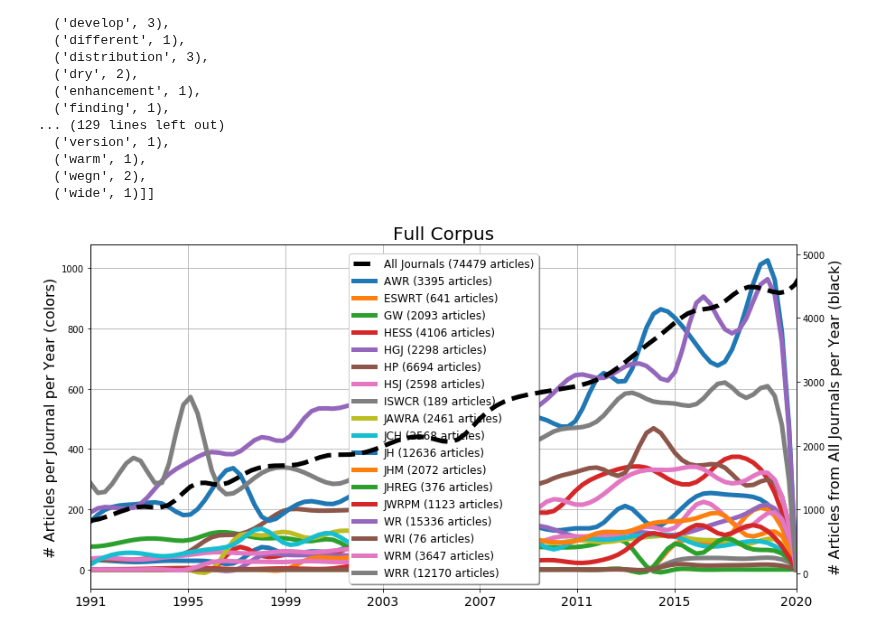
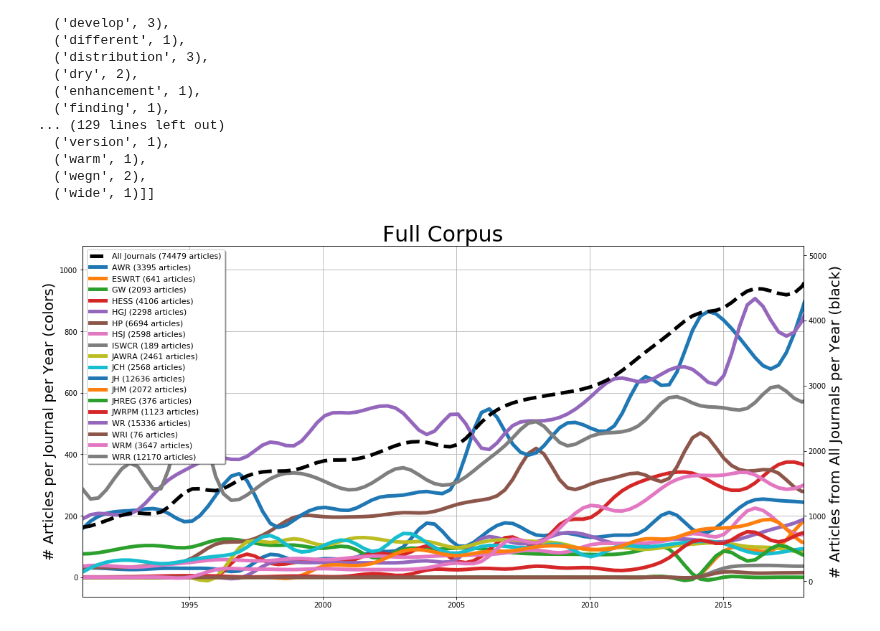
Before and after one commit to mashrekur/topic_modeling_hydrology, a Jupyter notebook: 0_data_preprocessing_broad.ipynb, the cells around one changed output. Drawn from its saved outputs; the diff is of its cells as text; code cells hidden in the pictures.

Commit message:
started dtm on full corpus

```diff
--- a/0_data_preprocessing_broad.ipynb
+++ b/0_data_preprocessing_broad.ipynb
@@ -407,7 +407,8 @@ for j, journal in enumerate(journals):
 # Create corpus figure --- by year
 
 # Init figures
-fig, ax = plt.subplots(figsize=(14,7))
+fig, ax = plt.subplots(figsize=(18,9))
+
 
 # # set color cycle
 # colordexes = np.linspace(0,19,len(journals)).astype(int)
@@ -430,40 +431,44 @@ xnew = np.linspace(years_int.min(), years_int.max(), 100)
 spl = make_interp_spline(years, cd, k = 3)
 power_smooth = spl(xnew)
 lines = ax2.plot(xnew, power_smooth,
                  'k--',
                  label=f'All Journals ({np.sum(corpus_distribution).astype(int)} articles)',
                  linewidth = 5)
 
 # Plot each journal individually
 for j, journal in enumerate(journals):
     cd = corpus_distribution[j,:]
     xnew = np.linspace(years_int.min(), years_int.max(), 100)
     spl = make_interp_spline(years, cd, k = 3)
     power_smooth = spl(xnew)
     linej = ax.plot(xnew, power_smooth,
                        linewidth = 5,
                        label=f'{journal} ({np.sum(corpus_distribution[j,:]).astype(int)} articles)')
     lines = lines+linej
 
 # Aesthetics
 ax.grid()
 # Axis labels
-ax.set_title(f'Full Corpus', fontsize=20)
-ax.set_ylabel('# Articles per Journal per Year (colors)', fontsize=16)
-ax2.set_ylabel('# Articles from All Journals per Year (black)', fontsize=16)
+ax.set_title(f'Full Corpus', fontsize=30)
+ax.set_ylabel('# Articles per Journal per Year (colors)', fontsize=20)
+ax2.set_ylabel('# Articles from All Journals per Year (black)', fontsize=20)
 ax.set_xlim([1991,2018])
 ax2.set_xlim([1991,2018])
-ax.set_xticks(years_int[np.floor(np.linspace(0,len(years)-1,8)).astype(int)])
-ax.set_xticklabels(years[np.floor(np.linspace(0,len(years)-1,8)).astype(int)], fontsize=14)
+
+# ax.set_xticks(years_int[np.floor(np.linspace(0,len(years)-1,8)).astype(int)])
+# ax.set_xticklabels(years[np.floor(np.linspace(0,len(years)-1,8)).astype(int)], fontsize=14)
 
 #set legend
+# ax0 = ax2.twinx()
+# ax0 = fig.add_subplot()
+
 labs = [l.get_label() for l in lines]
-ax.legend(lines, labs, fontsize=12, shadow = True)
+ax.legend(lines, labs, fontsize=11, shadow = True)
 
 # Save figure
 plt.savefig('figures/broad_corpus.png')
 # %% [output]
-[figure, old version]
+[figure, new version]
 # %%
 # # Create corpus figure --- cumulative
 
```
Also changed, not shown: 6 other files.
